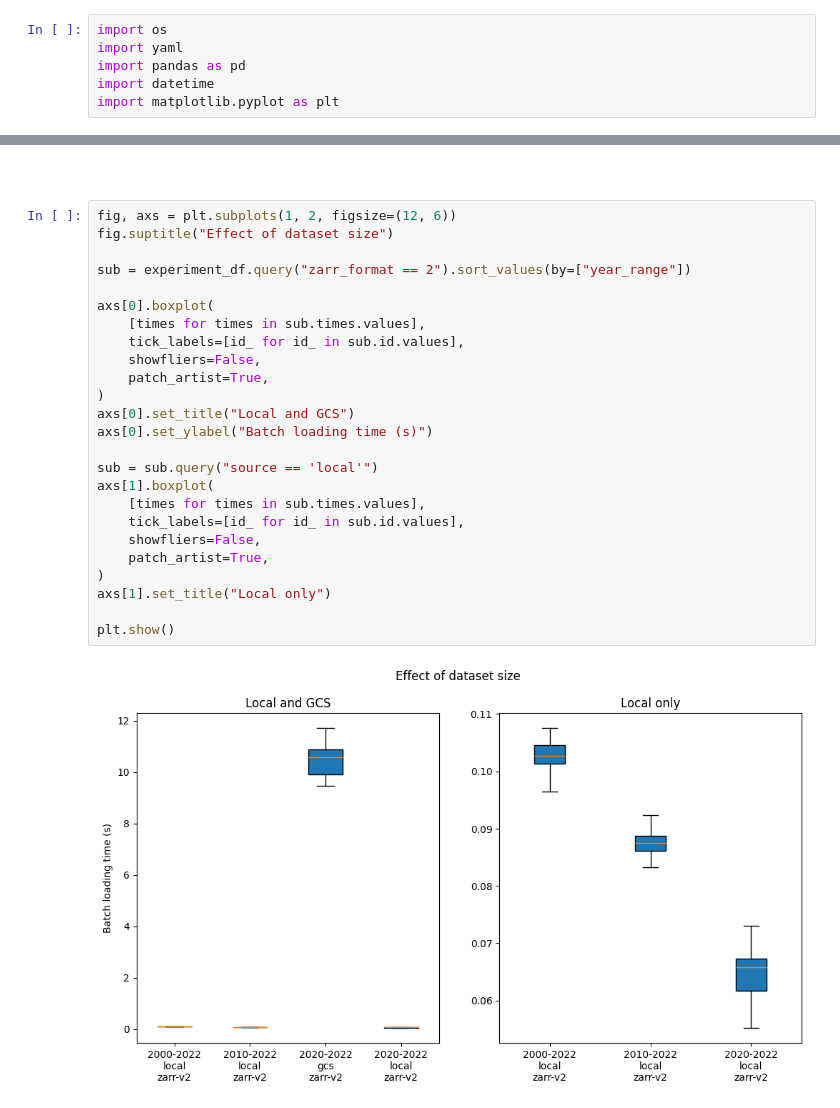
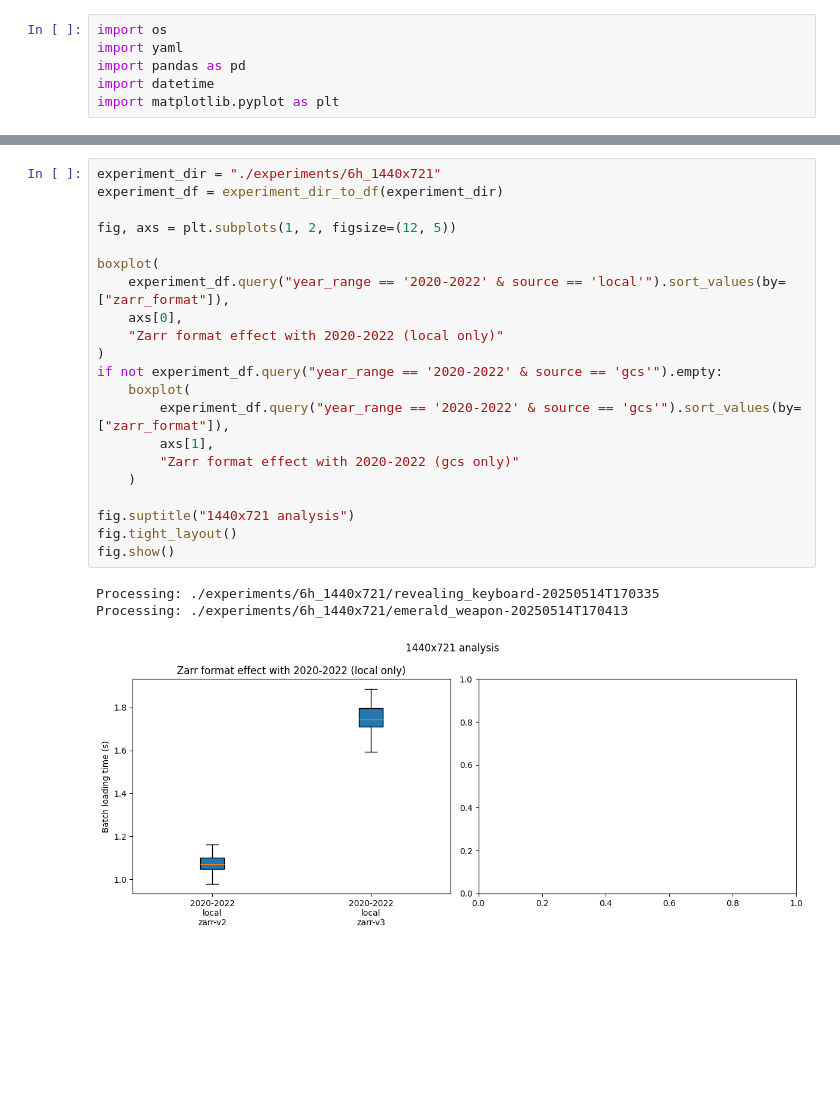
Before and after one commit to eliotwalt/zarr-snellius-benchmark, a Jupyter notebook: analysis.ipynb, the cells around one changed output, grey strips where cells are left out. Cells and saved outputs as stored; diff of their text form; blank space fills up the shorter version.

Commit message:
starting 1440x721 experiments

```diff
--- a/analysis.ipynb
+++ b/analysis.ipynb
@@ -98,29 +137,27 @@ Processing: ./experiments/uncanny_deer-20250514T152829
+# %%
+experiment_dir = "./experiments/6h_1440x721"
+experiment_df = experiment_dir_to_df(experiment_dir)
+
+fig, axs = plt.subplots(1, 2, figsize=(12, 5))
+
+boxplot(
+    experiment_df.query("year_range == '2020-2022' & source == 'local'").sort_values(by=["zarr_format"]),
+    axs[0],
+    "Zarr format effect with 2020-2022 (local only)"
+)
+if not experiment_df.query("year_range == '2020-2022' & source == 'gcs'").empty:
+    boxplot(
+        experiment_df.query("year_range == '2020-2022' & source == 'gcs'").sort_values(by=["zarr_format"]),
+        axs[1],
+        "Zarr format effect with 2020-2022 (gcs only)"
+    )
+
+fig.suptitle("1440x721 analysis")
+fig.tight_layout()
+fig.show()
+# %% [output]
+Processing: ./experiments/6h_1440x721/revealing_keyboard-20250514T170335
+Processing: ./experiments/6h_1440x721/emerald_weapon-20250514T170413
+[figure, added]
 # %% [markdown]
 ##
-# %%
-fig, axs = plt.subplots(1, 2, figsize=(12, 6))
-fig.suptitle("Effect of dataset size")
-
-sub = experiment_df.query("zarr_format == 2").sort_values(by=["year_range"])
-
-axs[0].boxplot(
-    [times for times in sub.times.values],
-    tick_labels=[id_ for id_ in sub.id.values],
-    showfliers=False,
-    patch_artist=True,
-)
-axs[0].set_title("Local and GCS")
-axs[0].set_ylabel("Batch loading time (s)")
-
-sub = sub.query("source == 'local'")
-axs[1].boxplot(
-    [times for times in sub.times.values],
-    tick_labels=[id_ for id_ in sub.id.values],
-    showfliers=False,
-    patch_artist=True,
-)
-axs[1].set_title("Local only")
-
-plt.show()
-# %% [output]
-[figure, removed]
```
Also changed, not shown: parts of 4 cells of this notebook, 46 other files.
